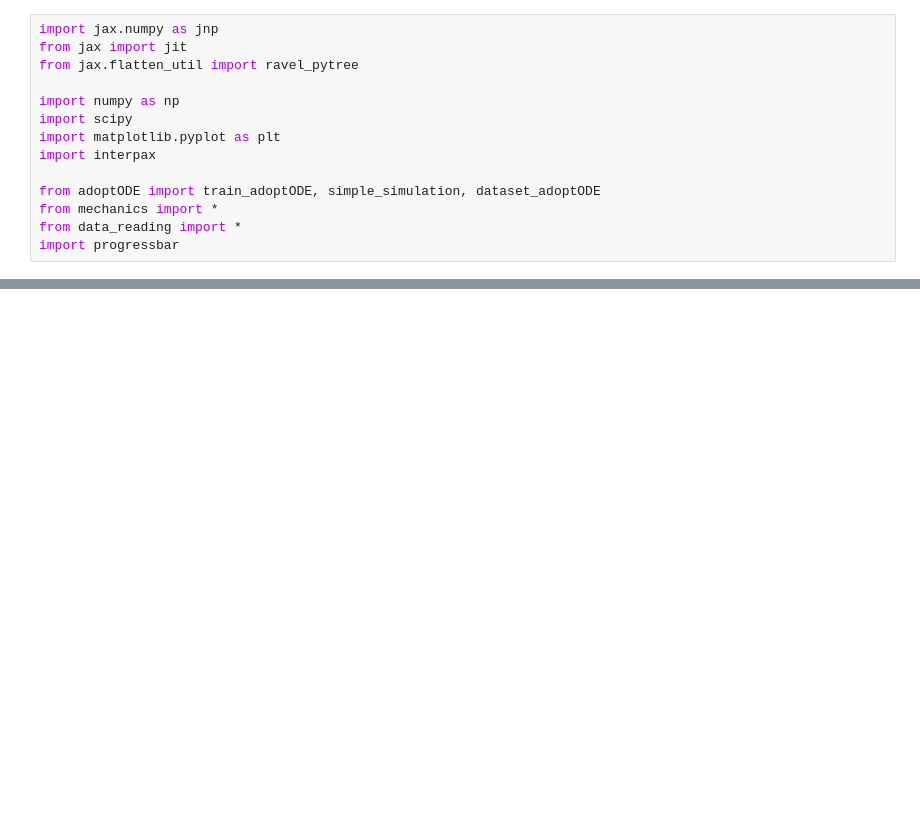
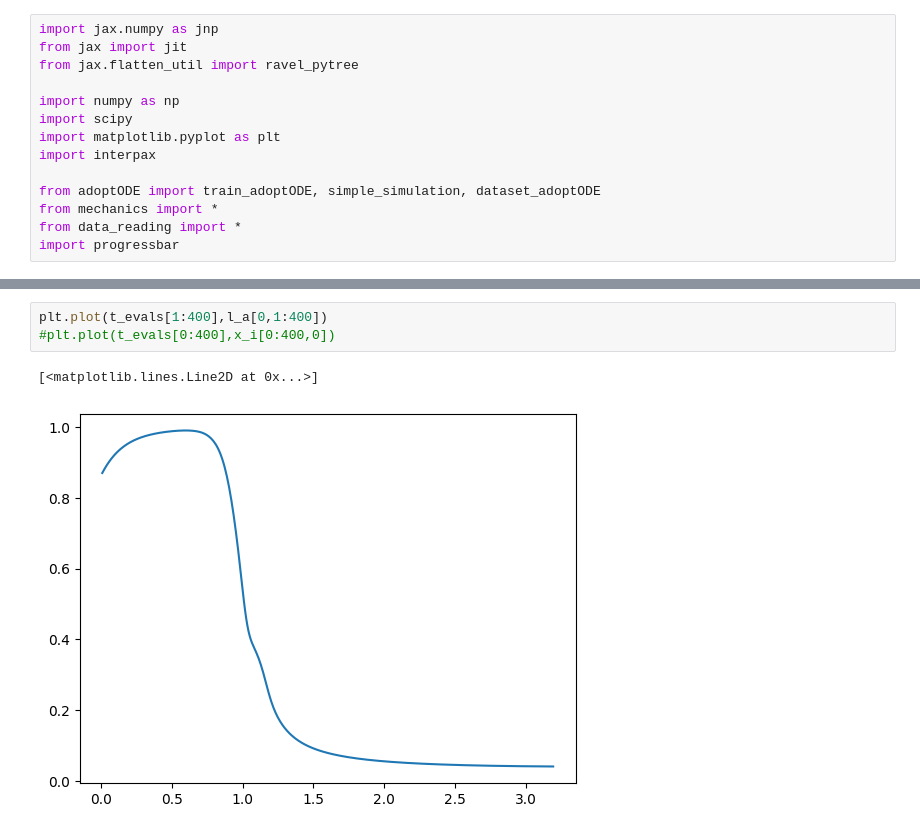
Before and after one commit to LukasBremer/adoptODE_smmodell, a Jupyter notebook: Spring_mass_model/sm_main.ipynb, the cells around one changed output, grey strips where cells are left out. Drawn from its saved outputs; the diff is of its cells as text; blank space fills up the shorter version.

```diff
--- a/Spring_mass_model/sm_main.ipynb
+++ b/Spring_mass_model/sm_main.ipynb
@@ -160,0 +232,6 @@ dataset = simple_simulation(define_system,
+# %%
+plt.plot(t_evals[1:400],l_a[0,1:400])
+#plt.plot(t_evals[0:400],x_i[0:400,0])
+# %% [output]
+[<matplotlib.lines.Line2D at 0x...>]
+[figure, added]
```
Also changed, not shown: parts of 24 cells of this notebook, 3 other files.
